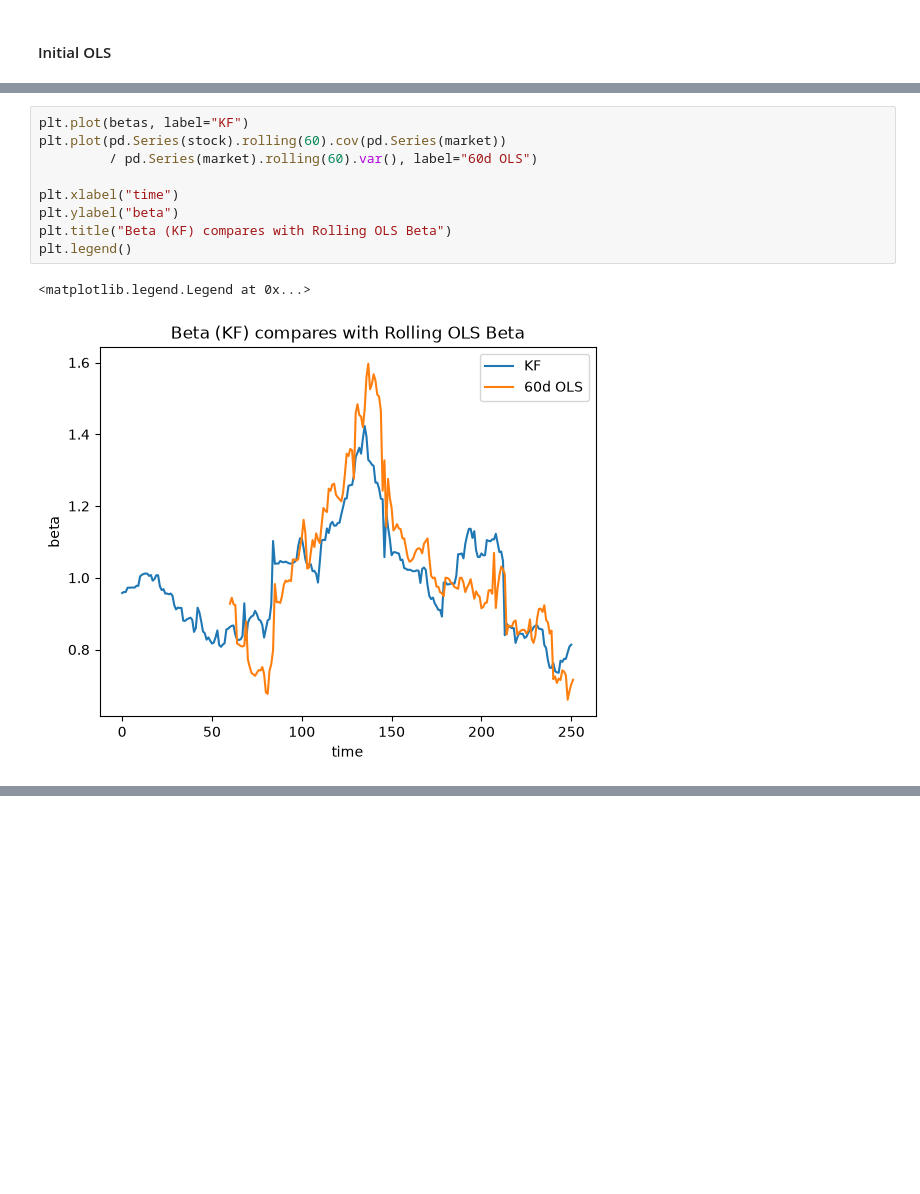
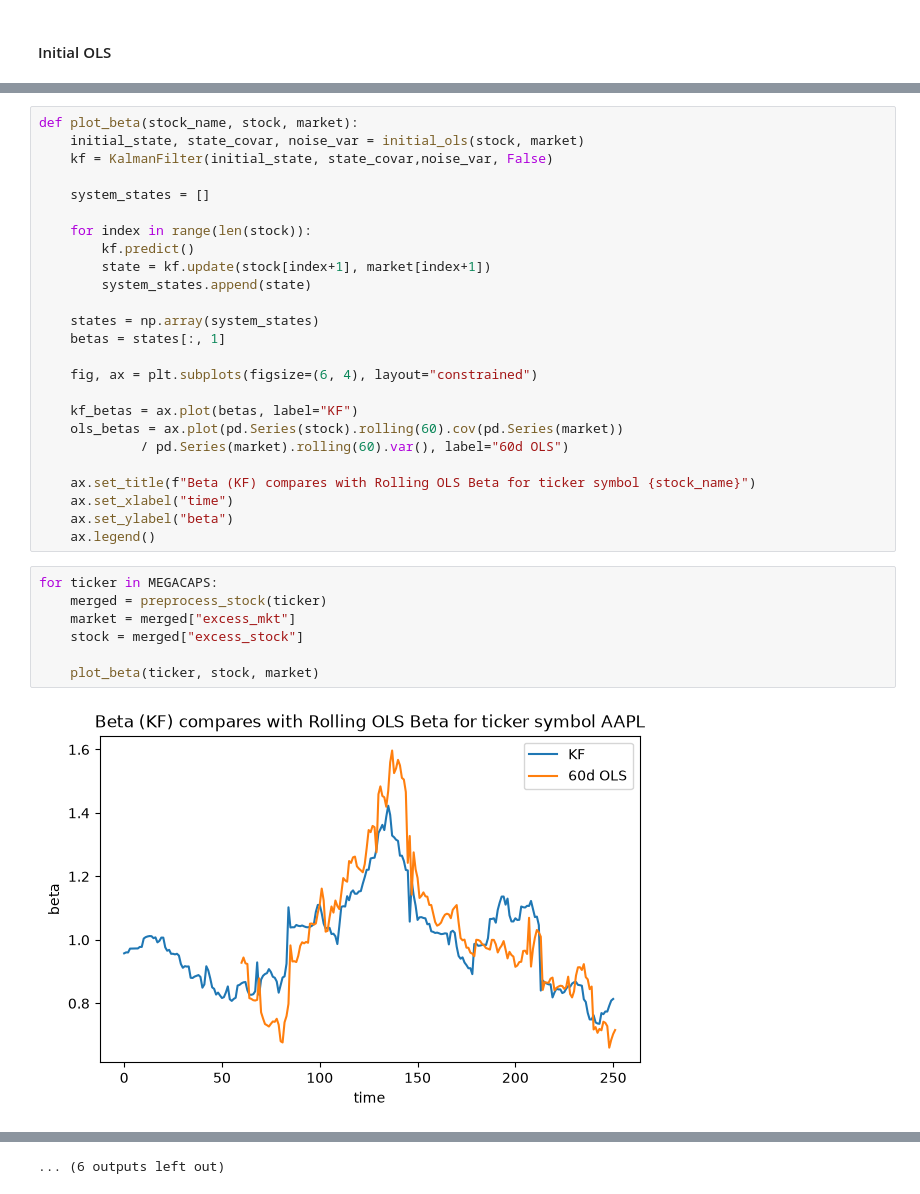
Before and after one commit to pinto2501/kalman-beta-estimation, a Jupyter notebook: notebooks/kalman.ipynb, the cells around one changed output, grey strips where cells are left out. Cells and saved outputs as stored; diff of their text form; blank space fills up the shorter version.

```diff
--- a/notebooks/kalman.ipynb
+++ b/notebooks/kalman.ipynb
@@ -114,12 +78,34 @@ Text(0.5, 1.0, 'Beta across time')
 # %%
-plt.plot(betas, label="KF")
-plt.plot(pd.Series(stock).rolling(60).cov(pd.Series(market))
-         / pd.Series(market).rolling(60).var(), label="60d OLS")
+def plot_beta(stock_name, stock, market):
+    initial_state, state_covar, noise_var = initial_ols(stock, market)
+    kf = KalmanFilter(initial_state, state_covar,noise_var, False)
 
-plt.xlabel("time")
-plt.ylabel("beta")
-plt.title("Beta (KF) compares with Rolling OLS Beta")
-plt.legend()
+    system_states = []
+
+    for index in range(len(stock)):
+        kf.predict()
+        state = kf.update(stock[index+1], market[index+1])
+        system_states.append(state)
+
+    states = np.array(system_states)
+    betas = states[:, 1]
+
+    fig, ax = plt.subplots(figsize=(6, 4), layout="constrained")
+
+    kf_betas = ax.plot(betas, label="KF")
+    ols_betas = ax.plot(pd.Series(stock).rolling(60).cov(pd.Series(market))
+             / pd.Series(market).rolling(60).var(), label="60d OLS")
+
+    ax.set_title(f"Beta (KF) compares with Rolling OLS Beta for ticker symbol {stock_name}")
+    ax.set_xlabel("time")
+    ax.set_ylabel("beta")
+    ax.legend()
-# %% [output]
-<matplotlib.legend.Legend at 0x...>
-[figure, removed]
+# %%
+for ticker in MEGACAPS:
+    merged = preprocess_stock(ticker)
+    market = merged["excess_mkt"]
+    stock = merged["excess_stock"]
+
+    plot_beta(ticker, stock, market)
+# %% [output]
+[figure, added]
@@ -125,0 +123 @@ plt.legend()
+... (6 outputs left out)
```
Also changed, not shown: parts of 7 cells of this notebook.
